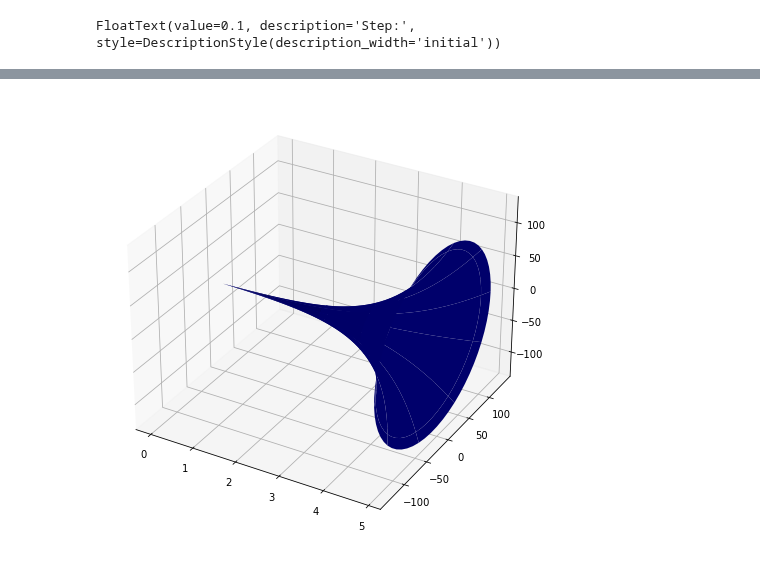
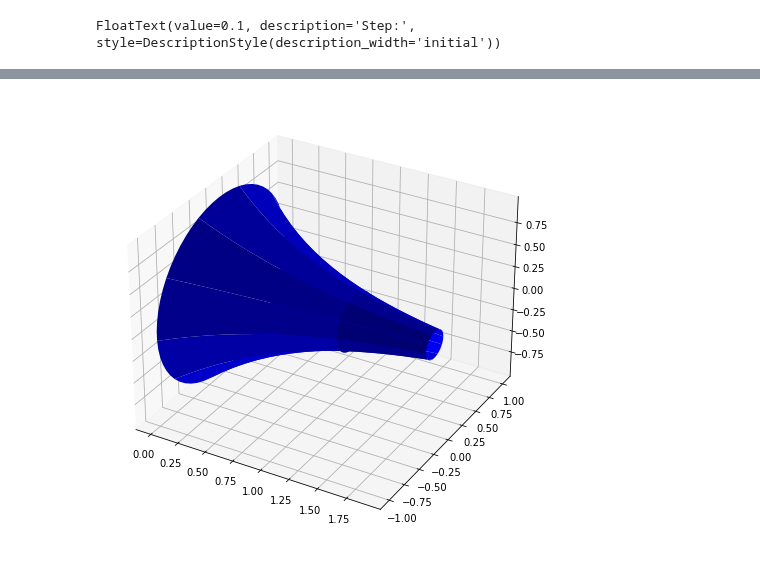
Before and after one commit to algorythmist/computational-physics, a Jupyter notebook: revolution.ipynb, the cells around one changed output, grey strips where cells are left out. Drawn from its saved outputs; the diff is of its cells as text; code cells hidden in the pictures.

```diff
--- a/revolution.ipynb
+++ b/revolution.ipynb
@@ -60,15 +60,15 @@ fig.show()
 # %%
 v = np.linspace(0, 2*np.pi, 60)
 X, V = np.meshgrid(x, v)
 fig = plt.figure(figsize=(14, 8))
 ax = fig.add_subplot(1, 1, 1, projection='3d')
-graph = F(-X)
+graph = F(X)
 Y = graph*np.cos(V)
 Z = graph*np.sin(V)
 ax.plot_surface(X, Y, Z, alpha=1, color='blue', rstride=6, cstride=12)
 plt.show()
 # %% [output]
-[figure, old version]
+[figure, new version]
 # %%
 fig = go.Figure(data=[go.Surface(z=Z,x=X,y=Y)])
 fig.show()
```
Also changed, not shown: parts of 4 cells of this notebook, 6 other files.
